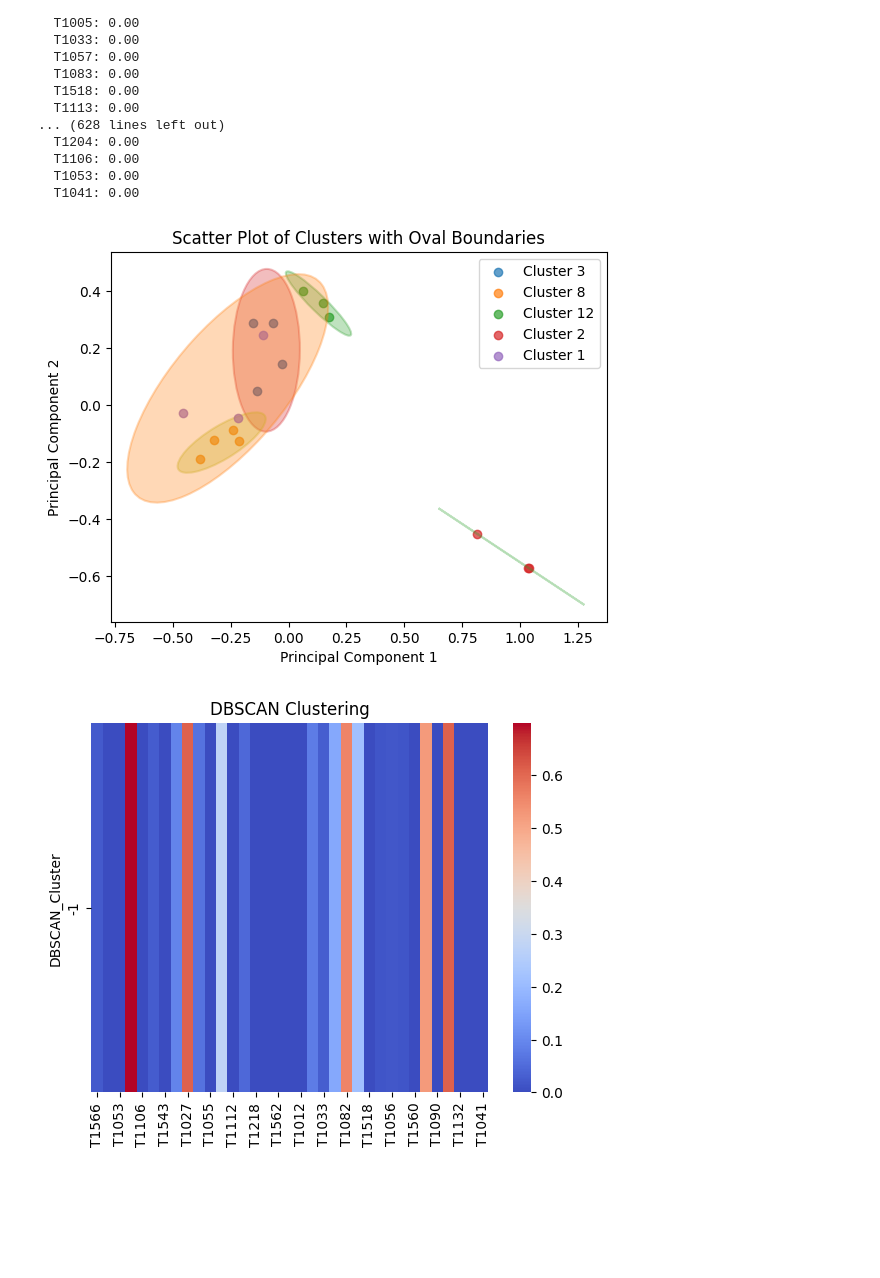
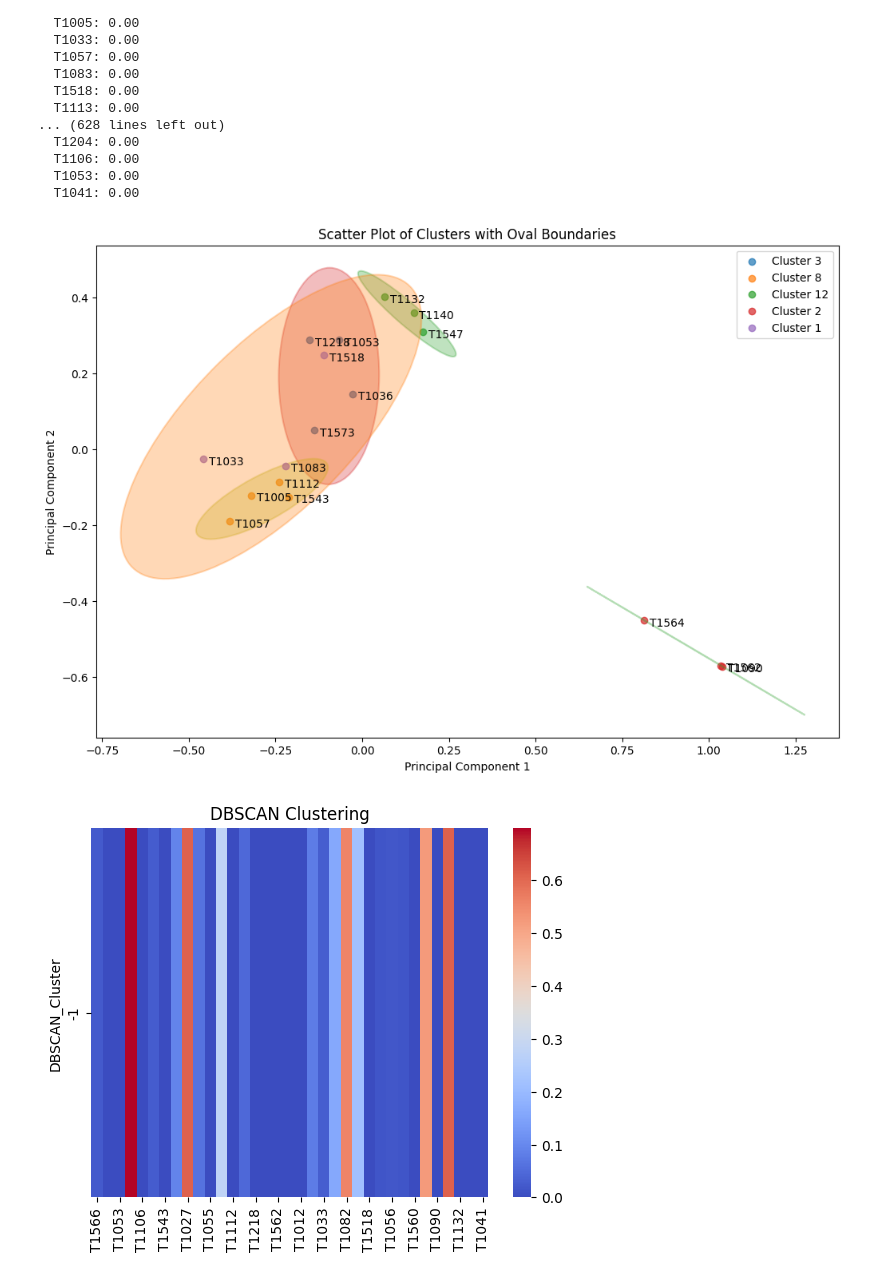
Before and after one commit to Manvi-Kaur/Exploring-Methods-of-Studying-Ransomware-Correlations, a Jupyter notebook: clustering_confidence.ipynb, the cells around one changed output. Cells and saved outputs as stored; diff of their text form; code cells hidden in the pictures; blank space fills up the shorter version.

```diff
--- a/clustering_confidence.ipynb
+++ b/clustering_confidence.ipynb
@@ -166,12 +166,11 @@ Cluster 0:
   T1053: 0.00
   T1041: 0.00
 # %%
-# Assuming 'df' is your DataFrame and it already contains the 'KMeans_Cluster' column
-
 # Perform PCA if necessary
 pca = PCA(n_components=2)
 principal_components = pca.fit_transform(df.drop('KMeans_Cluster', axis=1))
-
+plt.figure(figsize=(12, 12))
+handles, labels = [], []
 # Plot each cluster with oval boundaries
 for cluster_id in df['KMeans_Cluster'].unique():
     cluster_data = principal_components[df['KMeans_Cluster'] == cluster_id]
@@ -180,8 +179,12 @@ for cluster_id in df['KMeans_Cluster'].unique():
     if len(cluster_data) < 3:
         continue
 
-    # Plot cluster points
-    plt.scatter(cluster_data[:, 0], cluster_data[:, 1], label=f'Cluster {cluster_id}', alpha=0.7)
+    # Plot cluster points and annotate
+    cluster_indices = df[df['KMeans_Cluster'] == cluster_id].index
+    for point, index in zip(cluster_data, cluster_indices):
+        plt.annotate(index, point, xytext=(5, -5), textcoords='offset points')
+    scatter = plt.scatter(cluster_data[:, 0], cluster_data[:, 1], label=f'Cluster {cluster_id}', alpha=0.7)
+
 
     # Compute mean and covariance matrix for the cluster
     mean = np.mean(cluster_data, axis=0)
@@ -198,8 +201,13 @@ for cluster_id in df['KMeans_Cluster'].unique():
     # Plot ellipse
     plt.gca().add_patch(ellipse)
 
-# Add legend
-plt.legend()
+    # Update handles and labels for legend if not already in
+    if f'Cluster {cluster_id}' not in labels:
+        handles.append(scatter)
+        labels.append(f'Cluster {cluster_id}')
+
+# Add legend without repetitions
+plt.legend(handles, labels)
 
 # Add labels and title
 plt.xlabel('Principal Component 1')
@@ -325,12 +333,11 @@ Cluster 0:
   T1053: 0.00
   T1041: 0.00
 # %%
-# Assuming 'df' is your DataFrame and it already contains the 'KMeans_Cluster' column
-
 # Perform PCA if necessary
 pca = PCA(n_components=2)
 principal_components = pca.fit_transform(df.drop('Agg_Cluster', axis=1))
-
+plt.figure(figsize=(12, 8))
+handles, labels = [], []
 # Plot each cluster with oval boundaries
 for cluster_id in df['Agg_Cluster'].unique():
     cluster_data = principal_components[df['Agg_Cluster'] == cluster_id]
@@ -338,38 +345,47 @@ for cluster_id in df['Agg_Cluster'].unique():
     # Skip clusters with fewer than three points
     if len(cluster_data) < 3:
         continue
 
-    # Plot cluster points
-    plt.scatter(cluster_data[:, 0], cluster_data[:, 1], label=f'Cluster {cluster_id}', alpha=0.7)
+    # Plot cluster points and annotate
+    cluster_indices = df[df['Agg_Cluster'] == cluster_id].index
+    for point, index in zip(cluster_data, cluster_indices):
+        plt.annotate(index, point, xytext=(5, -5), textcoords='offset points')
+    scatter = plt.scatter(cluster_data[:, 0], cluster_data[:, 1], label=f'Cluster {cluster_id}', alpha=0.7)
+
 
     # Compute mean and covariance matrix for the cluster
     mean = np.mean(cluster_data, axis=0)
     cov_matrix = np.cov(cluster_data.T)
 
     # Compute ellipse parameters
     eigenvalues, eigenvectors = np.linalg.eigh(cov_matrix)
     angle = np.degrees(np.arctan2(*eigenvectors[:, 0][::-1]))
     width, height = 2 * np.sqrt(5.991 * eigenvalues)
 
     # Create ellipse
     ellipse = Ellipse(xy=mean, width=width, height=height, angle=angle, edgecolor=f'C{cluster_id}', facecolor=f'C{cluster_id}', alpha=0.3, linewidth=1.5)
 
     # Plot ellipse
     plt.gca().add_patch(ellipse)
 
-# Add legend
-plt.legend()
+    # Update handles and labels for legend if not already in
+    if f'Cluster {cluster_id}' not in labels:
+        handles.append(scatter)
+        labels.append(f'Cluster {cluster_id}')
+
+# Add legend without repetitions
+plt.legend(handles, labels)
 
 # Add labels and title
 plt.xlabel('Principal Component 1')
 plt.ylabel('Principal Component 2')
 plt.title('Scatter Plot of Clusters with Oval Boundaries')
 
 # Show plot
 plt.show()
 df = df.drop('Agg_Cluster', axis=1)
 # %% [output]
-[figure, old version]
+[figure, new version]
 # %%
 # Apply DBSCAN clustering
 dbscan = DBSCAN(eps=0.5, min_samples=5)
```
Also changed, not shown: parts of 2 cells of this notebook.
